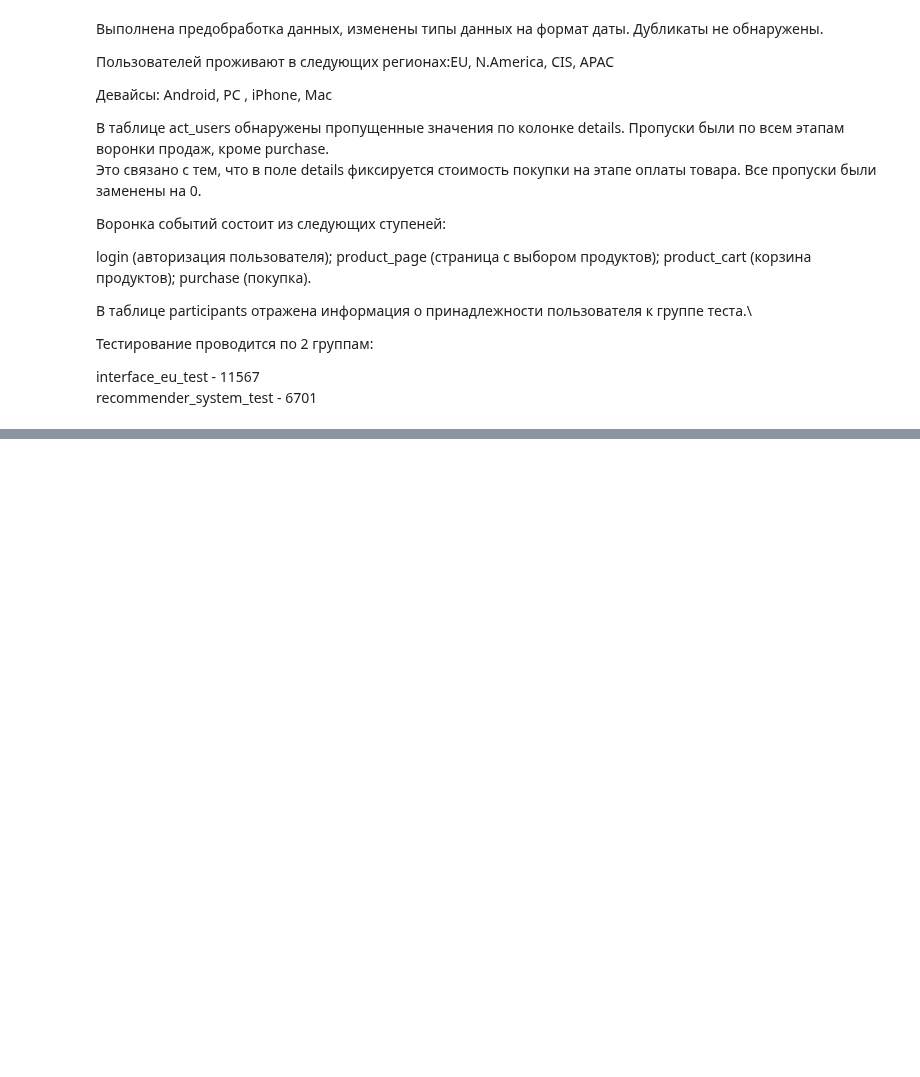
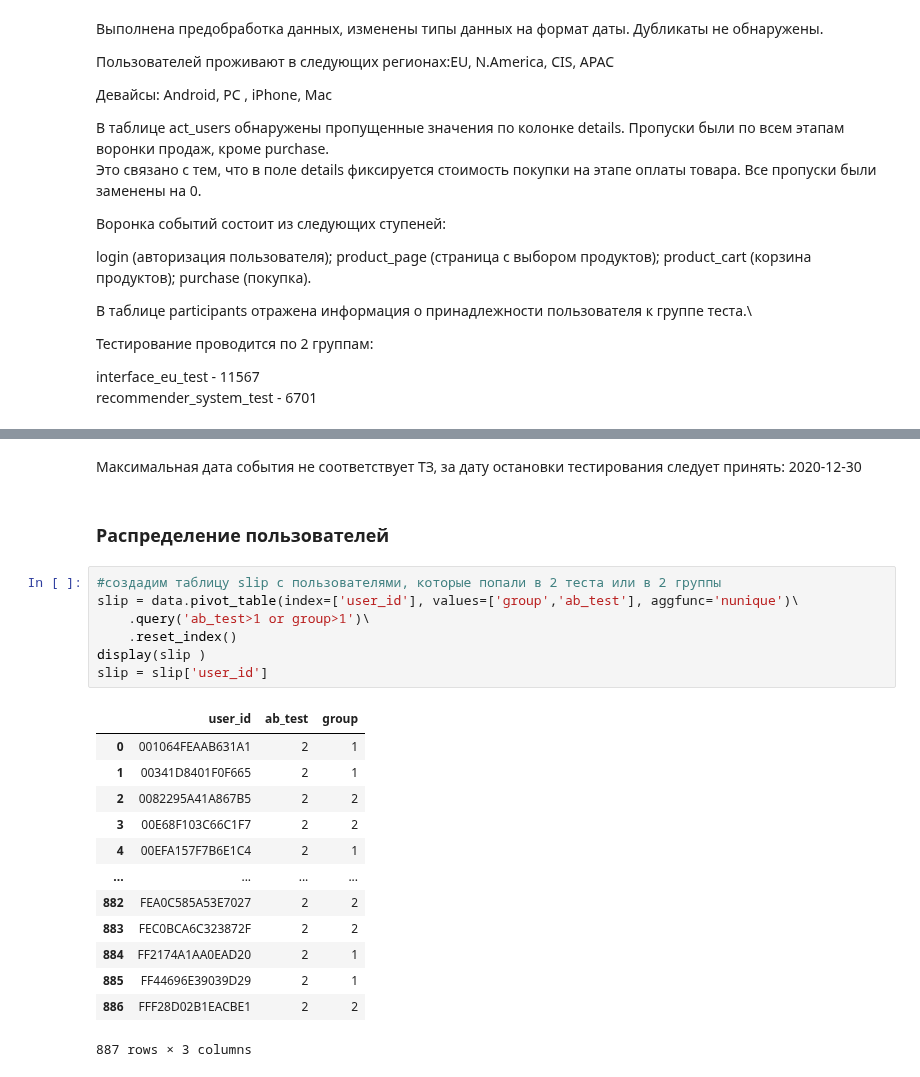
Before and after one commit to akirionenko/senior_progect, a Jupyter notebook: AB_test.ipynb, the cells around one changed output, grey strips where cells are left out. Drawn from its saved outputs; the diff is of its cells as text; blank space fills up the shorter version.

```diff
--- a/AB_test.ipynb
+++ b/AB_test.ipynb
@@ -344,0 +378,25 @@ recommender_system_test     - 6701
+# %% [markdown]
+Максимальная дата события не соответствует ТЗ, за дату остановки тестирования следует принять: 2020-12-30
+# %% [markdown]
+### Распределение пользователей
+# %%
+#создадим таблицу slip с пользователями, которые попали в 2 теста или в 2 группы
+slip = data.pivot_table(index=['user_id'], values=['group','ab_test'], aggfunc='nunique')\
+    .query('ab_test>1 or group>1')\
+    .reset_index()
+display(slip )
+slip = slip['user_id']
+# %% [output]
+|  | user_id | ab_test | group |
+| 0 | 001064FEAAB631A1 | 2 | 1 |
+| 1 | 00341D8401F0F665 | 2 | 1 |
+| 2 | 0082295A41A867B5 | 2 | 2 |
+| 3 | 00E68F103C66C1F7 | 2 | 2 |
+| 4 | 00EFA157F7B6E1C4 | 2 | 1 |
+| ... | ... | ... | ... |
+| 882 | FEA0C585A53E7027 | 2 | 2 |
+| 883 | FEC0BCA6C323872F | 2 | 2 |
+| 884 | FF2174A1AA0EAD20 | 2 | 1 |
+| 885 | FF44696E39039D29 | 2 | 1 |
+| 886 | FFF28D02B1EACBE1 | 2 | 2 |
+887 rows × 3 columns
```
Also changed, not shown: parts of 9 cells of this notebook.
